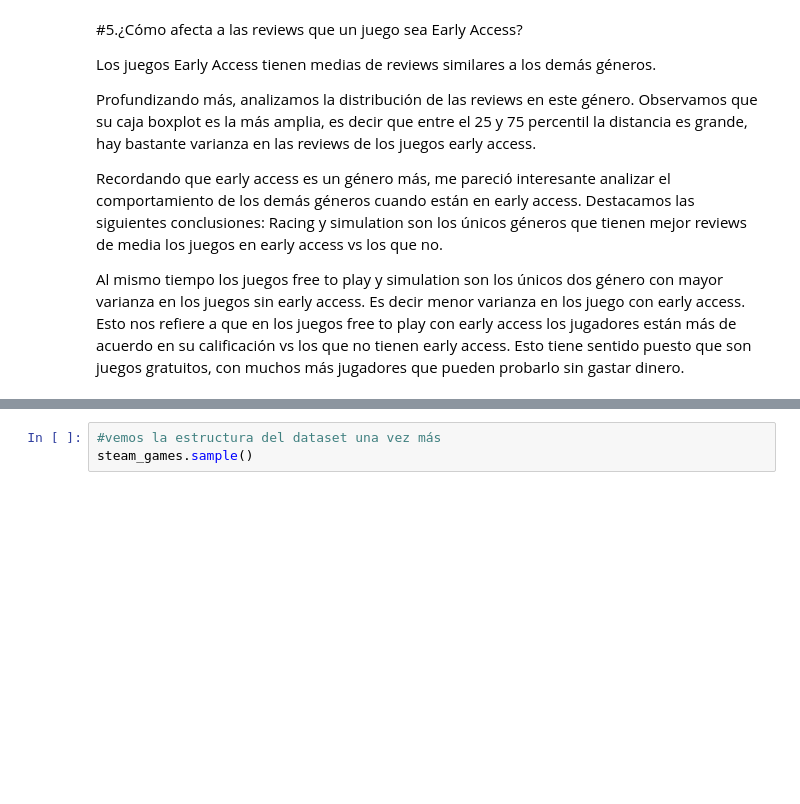
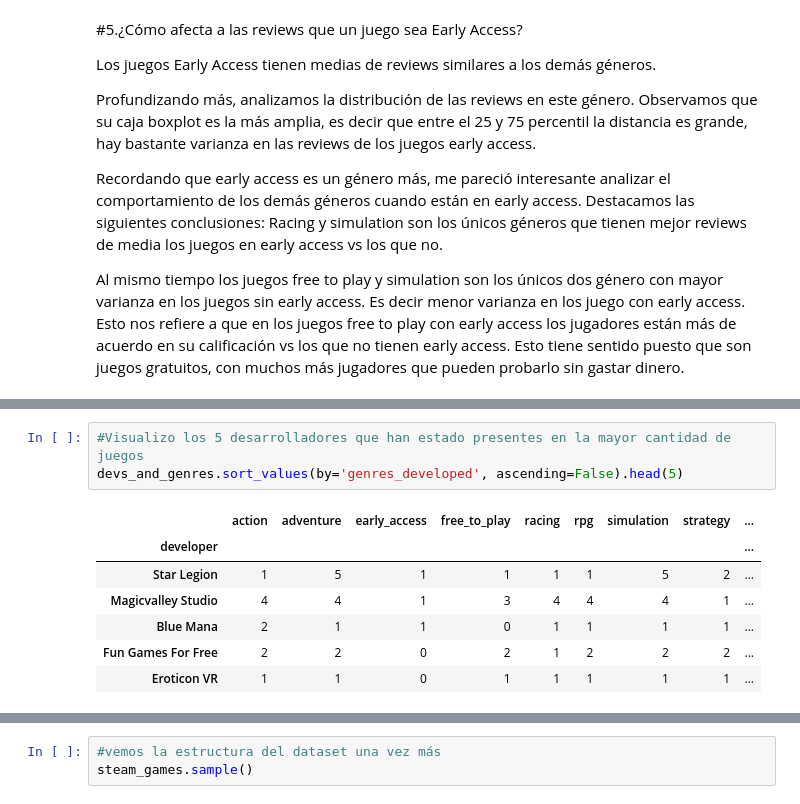
Before and after one commit to Dexinator/steam, a Jupyter notebook: steam.ipynb, the cells around one changed output, grey strips where cells are left out. Drawn from its saved outputs; the diff is of its cells as text; blank space fills up the shorter version.

```diff
--- a/steam.ipynb
+++ b/steam.ipynb
@@ -871,0 +903,11 @@ Esto nos refiere a que en los juegos free to play con early access los jugadores
+# %%
+#Visualizo los 5 desarrolladores que han estado presentes en la mayor cantidad de juegos
+devs_and_genres.sort_values(by='genres_developed', ascending=False).head(5)
+# %% [output]
+|  | action | adventure | early_access | free_to_play | racing | rpg | simulation | strategy | ... |
+| developer |  |  |  |  |  |  |  |  | ... |
+| Star Legion | 1 | 5 | 1 | 1 | 1 | 1 | 5 | 2 | ... |
+| Magicvalley Studio | 4 | 4 | 1 | 3 | 4 | 4 | 4 | 1 | ... |
+| Blue Mana | 2 | 1 | 1 | 0 | 1 | 1 | 1 | 1 | ... |
+| Fun Games For Free | 2 | 2 | 0 | 2 | 1 | 2 | 2 | 2 | ... |
+| Eroticon VR | 1 | 1 | 0 | 1 | 1 | 1 | 1 | 1 | ... |
```
Also changed, not shown: parts of 19 cells of this notebook.
